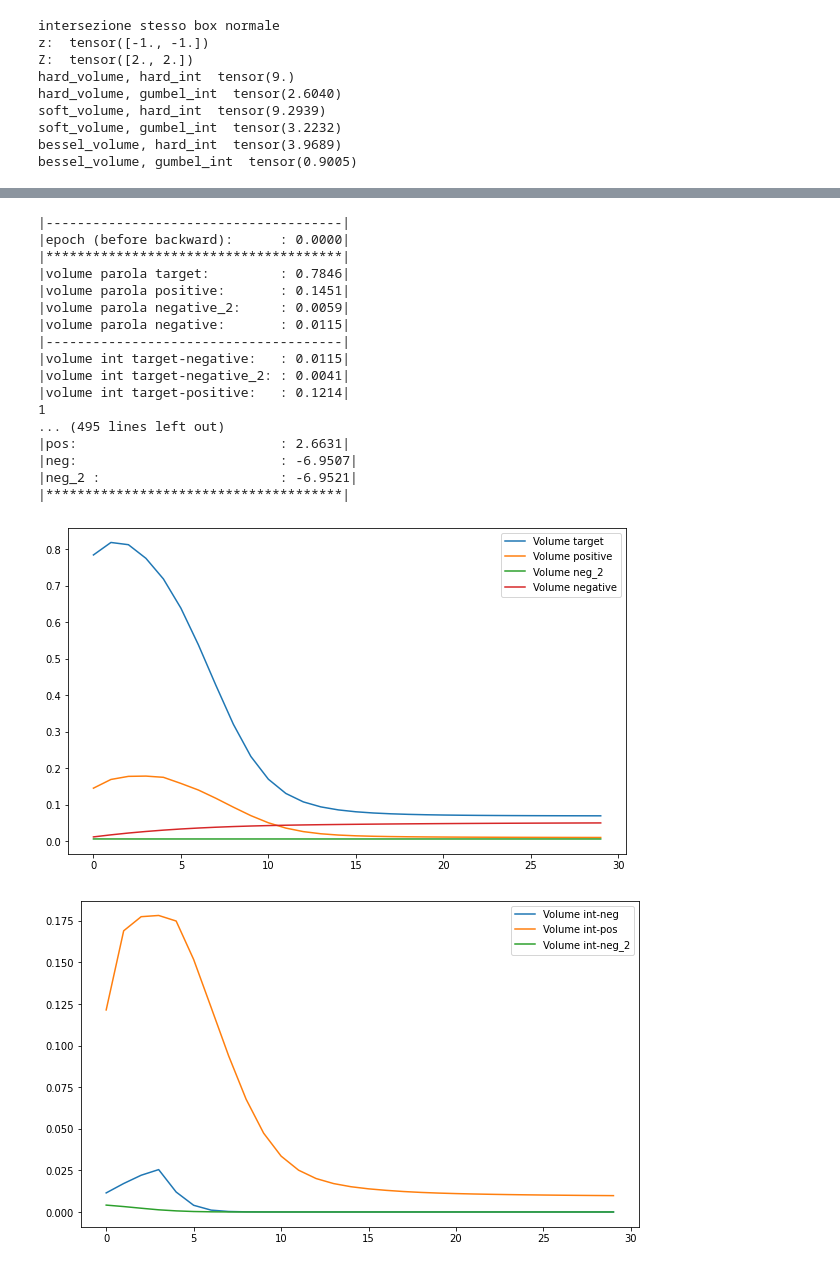
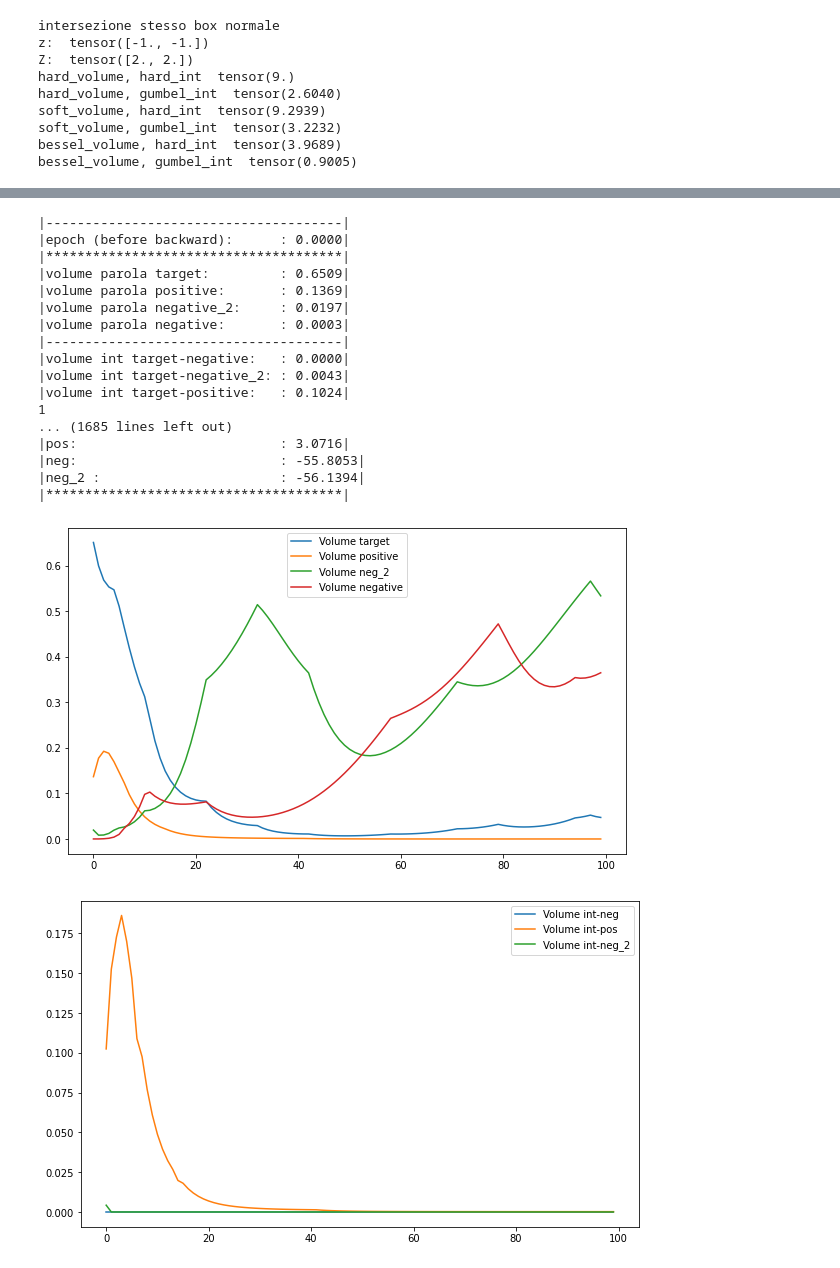
Before and after one commit to francesco-mollica/word2box_pytorch, a Jupyter notebook: notebooks/toy_box_embeddings.ipynb, the cells around one changed output, grey strips where cells are left out. Saved outputs shown, nothing was run; the diff lists cells and outputs as text; code cells hidden in the pictures.

```diff
--- a/notebooks/toy_box_embeddings.ipynb
+++ b/notebooks/toy_box_embeddings.ipynb
@@ -185,8 +197,8 @@ def extract_embeddings(boxes):
 # %%
 from torch.nn.modules.loss import L1Loss
 from box_embeddings.modules.regularization import l2_side_regularizer
-box_vol = Volume(volume_temperature=0.1, intersection_temperature=0.001)
-box_int = Intersection(intersection_temperature=0.001)
+box_vol = Volume(volume_temperature=0, intersection_temperature=0)
+box_int = Intersection(intersection_temperature=0.0001)
 import math
 from torch import nn
 
@@ -240,22 +252,28 @@ def train(box_target, box_pos, box_neg_2, box_neg, optimizer, epochs=1):
     volume_int_positive.append(rounded_box_vol(box_int(box_target, box_pos)))
 
 
+    target_list.append(extract_embeddings(box_target))
+    context_list.append(extract_embeddings(box_pos))
+    context_list_2.append(extract_embeddings(box_neg_2))
+    negative_list.append(extract_embeddings(box_neg))
+
     optimizer.zero_grad()
 
 
 
-    loss = - ( box_vol(box_int(box_pos, box_target)) - (box_vol(box_target)+box_vol(box_pos)) )
-    loss += ( box_vol(box_int(box_neg, box_target)) - (box_vol(box_target)+box_vol(box_neg)) )
-    loss += ( box_vol(box_int(box_neg_2, box_target)) -  (box_vol(box_target)+ box_vol(box_neg_2)) )
+    #loss = - ( box_vol(box_int(box_pos, box_target)) - (box_vol(box_target)+box_vol(box_pos)) )
+    #loss += ( box_vol(box_int(box_neg, box_target)) - (box_vol(box_target)+box_vol(box_neg)) )
+    #loss += ( box_vol(box_int(box_neg_2, box_target)) -  (box_vol(box_target)+ box_vol(box_neg_2)) )
+
+    loss = - ( box_vol(box_int(box_pos, box_target)) - ( box_vol(box_pos) + box_vol(box_target))  )
+    loss += ( box_vol(box_int(box_neg, box_target)) -  ( box_vol(box_neg)+ box_vol(box_target)) )
+    loss += ( box_vol(box_int(box_neg_2, box_target))  - (box_vol(box_neg_2) + box_vol(box_target)) )
 
 
     loss.backward()
     optimizer.step()
 
-    target_list.append(extract_embeddings(box_target))
-    context_list.append(extract_embeddings(box_pos))
-    context_list_2.append(extract_embeddings(box_neg_2))
-    negative_list.append(extract_embeddings(box_neg))
+
 
     print(len(context_list_2))
 
@@ -295,24 +313,14 @@ def train(box_target, box_pos, box_neg_2, box_neg, optimizer, epochs=1):
   return target_list, context_list, context_list_2, negative_list
 # %%
 # Initialization
-data_x = torch.tensor([[-2.789, -5.342], [+2., +3.]], requires_grad=True)
+data_x = torch.tensor([[-2, -2], [+2., +3.]], requires_grad=True)
 box_target = SigmoidBoxTensor(data_x)
-
-print("volume target", rounded_box_vol(box_target))
 
 data_y = torch.tensor([[1, -3], [+1., +1]], requires_grad=True)
 box_positive = SigmoidBoxTensor(data_y)
 
-print("volume positive", rounded_box_vol(box_positive))
-
-data_k = torch.tensor([[1.123, 6.0], [-2., 0.5]], requires_grad=True)
+data_k = torch.tensor([[-3., -3.0], [-2., -1.5]], requires_grad=True)
 box_negative_2 = SigmoidBoxTensor(data_k)
 
-
-print("volume neg_2", rounded_box_vol(box_negative_2))
-
-data_z = torch.tensor([[+1., +1.5], [-0., -3.]], requires_grad=True)
+data_z = torch.tensor([[-2., -2.5], [-4., -4.]], requires_grad=True)
 box_negative = SigmoidBoxTensor(data_z)
-
-
-print("volume negative", rounded_box_vol(box_negative))
@@ -349,32 +390,32 @@ volume intersezione neg_target  0.011606532149016857
 # %%
 # Training function
 learning_rate = 0.5
 
 # Train
 seed_everything(12345)
 optimizer = torch.optim.Adam([data_x, data_y, data_k, data_z], lr=learning_rate)
-epochs = 30
+epochs = 100
 target_list, context_list, context_list_2, negative_list = train(box_target, box_positive, box_negative_2, box_negative, optimizer, epochs=epochs)
 # %% [output]
 |--------------------------------------|
 |epoch (before backward):      : 0.0000|
 |**************************************|
-|volume parola target:         : 0.7846|
-|volume parola positive:       : 0.1451|
-|volume parola negative_2:     : 0.0059|
-|volume parola negative:       : 0.0115|
+|volume parola target:         : 0.6509|
+|volume parola positive:       : 0.1369|
+|volume parola negative_2:     : 0.0197|
+|volume parola negative:       : 0.0003|
 |--------------------------------------|
-|volume int target-negative:   : 0.0115|
-|volume int target-negative_2: : 0.0041|
-|volume int target-positive:   : 0.1214|
+|volume int target-negative:   : 0.0000|
+|volume int target-negative_2: : 0.0043|
+|volume int target-positive:   : 0.1024|
 1
-... (495 lines left out)
-|pos:                          : 2.6631|
-|neg:                          : -6.9507|
-|neg_2 :                       : -6.9521|
+... (1685 lines left out)
+|pos:                          : 3.0716|
+|neg:                          : -55.8053|
+|neg_2 :                       : -56.1394|
 |**************************************|
-[figure, old version]
+[figure, new version]
-[figure, old version]
+[figure, new version]
 # %%
 import pickle
 import matplotlib as mpl
```
Also changed, not shown: parts of 10 cells of this notebook, 32 other files.
